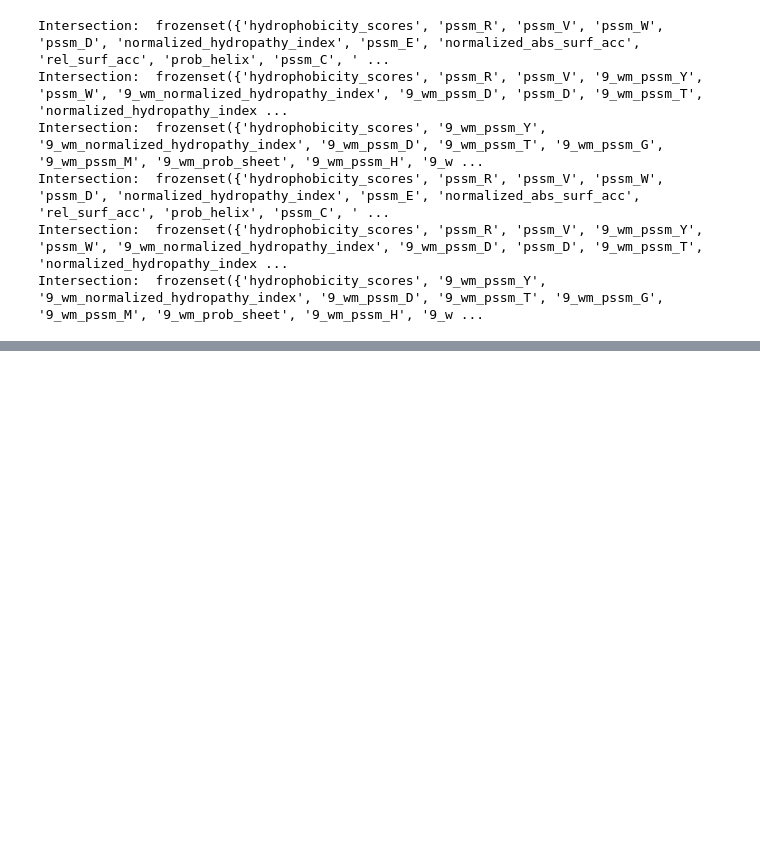
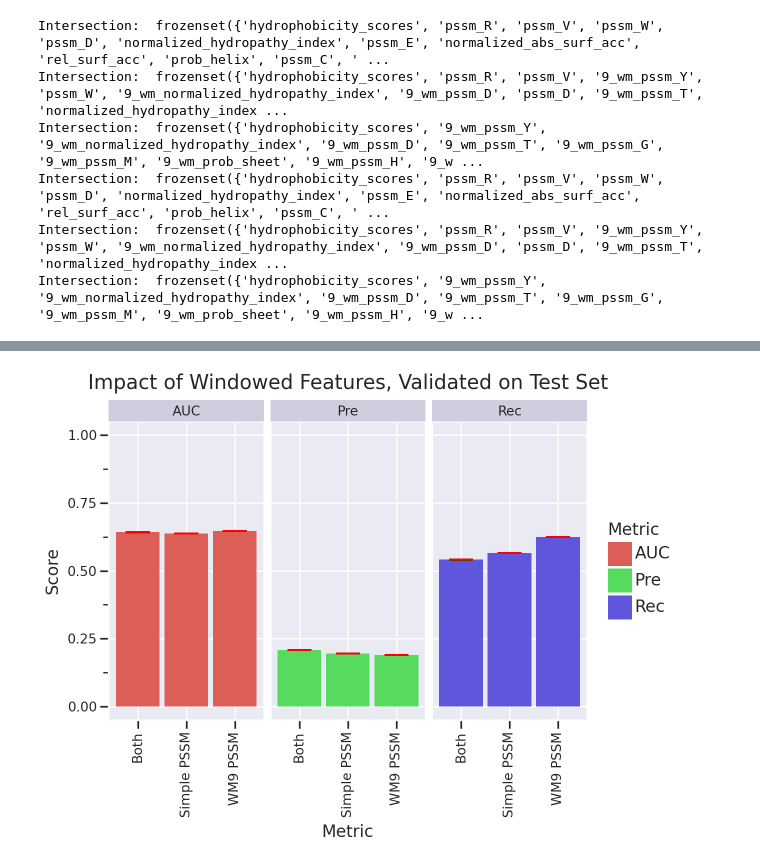
Before and after one commit to LuminousCodeGH/scientific-machine-learning-project, a Jupyter notebook: random_forest_window_experiment.ipynb, the cells around one changed output, grey strips where cells are left out. Cells and saved outputs as stored; diff of their text form; code cells hidden in the pictures; blank space fills up the shorter version.

```diff
--- a/random_forest_window_experiment.ipynb
+++ b/random_forest_window_experiment.ipynb
@@ -494,0 +511,4 @@ plot_performance([test_res_0, test_res_09, test_res_9], ['Simple PSSM', 'Both',
+# %%
+plot_performance([test_res_0, test_res_09, test_res_9], ['Simple PSSM', 'Both', 'WM9 PSSM'], ['AUC', 'Pre', 'Rec'], 'Impact of Windowed Features, Validated on Test Set', y_limit=(0, 1))
+# %% [output]
+[figure, added]
```
Also changed, not shown: parts of 4 cells of this notebook.
